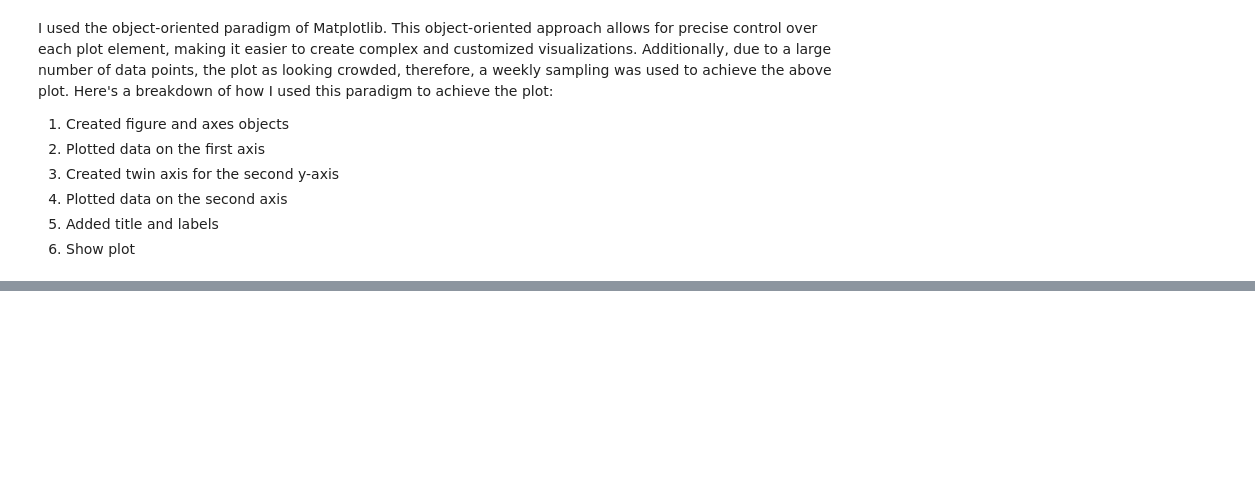
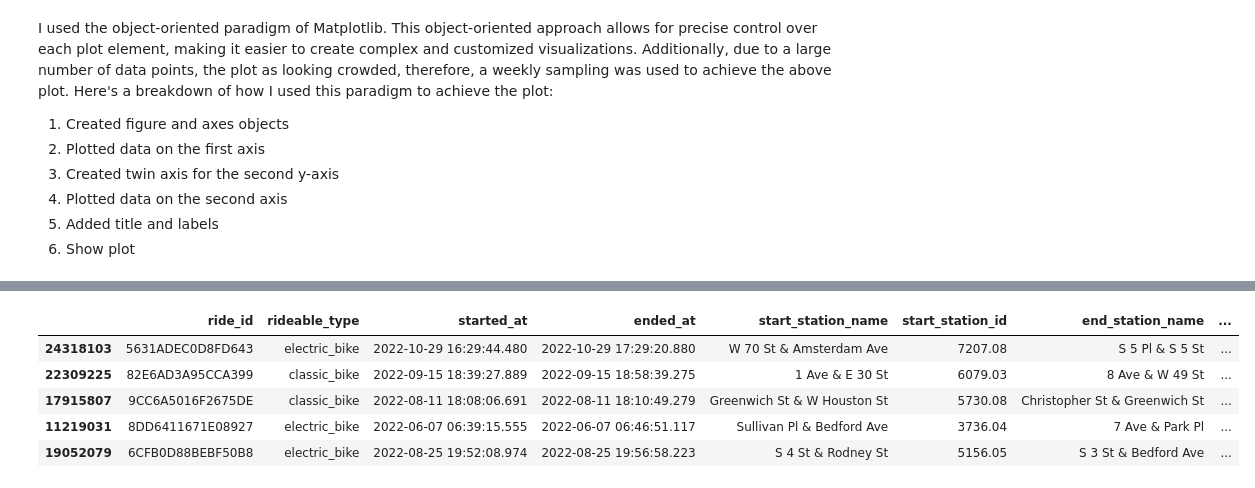
Before and after one commit to marzenawod342/Bike-Sharing, a Jupyter notebook: Task 2.3 Fundamentals of Visualization Libraries p1.ipynb, the cells around one changed output, grey strips where cells are left out. Saved outputs shown, nothing was run; the diff lists cells and outputs as text; code cells hidden in the pictures; blank space fills up the shorter version.

```diff
--- a/Task 2.3 Fundamentals of Visualization Libraries p1.ipynb
+++ b/Task 2.3 Fundamentals of Visualization Libraries p1.ipynb
@@ -225,0 +259,9 @@ df_filtered.to_csv('NY_data.csv')
+# %%
+df.head()
+# %% [output]
+|  | ride_id | rideable_type | started_at | ended_at | start_station_name | start_station_id | end_station_name | ... |
+| 24318103 | 5631ADEC0D8FD643 | electric_bike | 2022-10-29 16:29:44.480 | 2022-10-29 17:29:20.880 | W 70 St & Amsterdam Ave | 7207.08 | S 5 Pl & S 5 St | ... |
+| 22309225 | 82E6AD3A95CCA399 | classic_bike | 2022-09-15 18:39:27.889 | 2022-09-15 18:58:39.275 | 1 Ave & E 30 St | 6079.03 | 8 Ave & W 49 St | ... |
+| 17915807 | 9CC6A5016F2675DE | classic_bike | 2022-08-11 18:08:06.691 | 2022-08-11 18:10:49.279 | Greenwich St & W Houston St | 5730.08 | Christopher St & Greenwich St | ... |
+| 11219031 | 8DD6411671E08927 | electric_bike | 2022-06-07 06:39:15.555 | 2022-06-07 06:46:51.117 | Sullivan Pl & Bedford Ave | 3736.04 | 7 Ave & Park Pl | ... |
+| 19052079 | 6CFB0D88BEBF50B8 | electric_bike | 2022-08-25 19:52:08.974 | 2022-08-25 19:56:58.223 | S 4 St & Rodney St | 5156.05 | S 3 St & Bedford Ave | ... |
```
Also changed, not shown: parts of 7 cells of this notebook, 2 other files.
